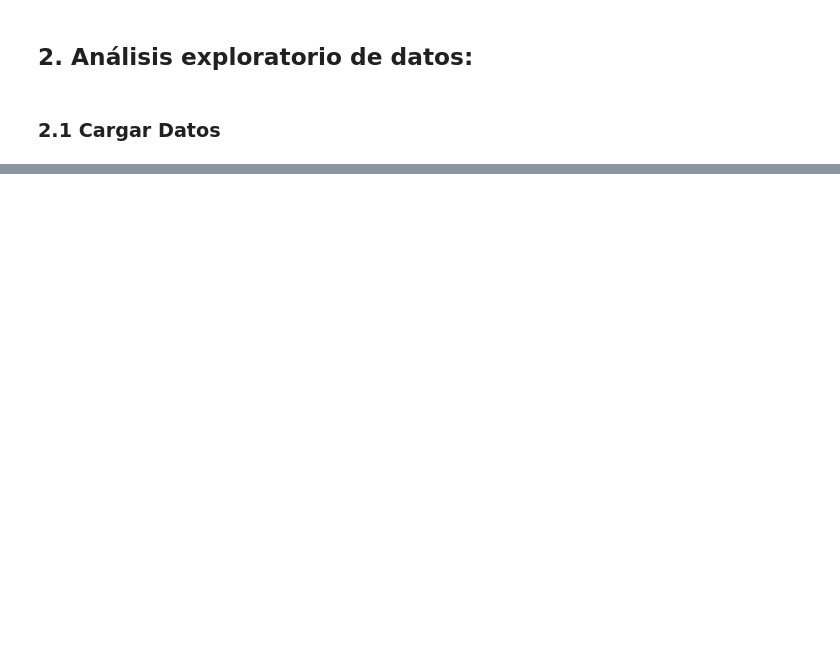
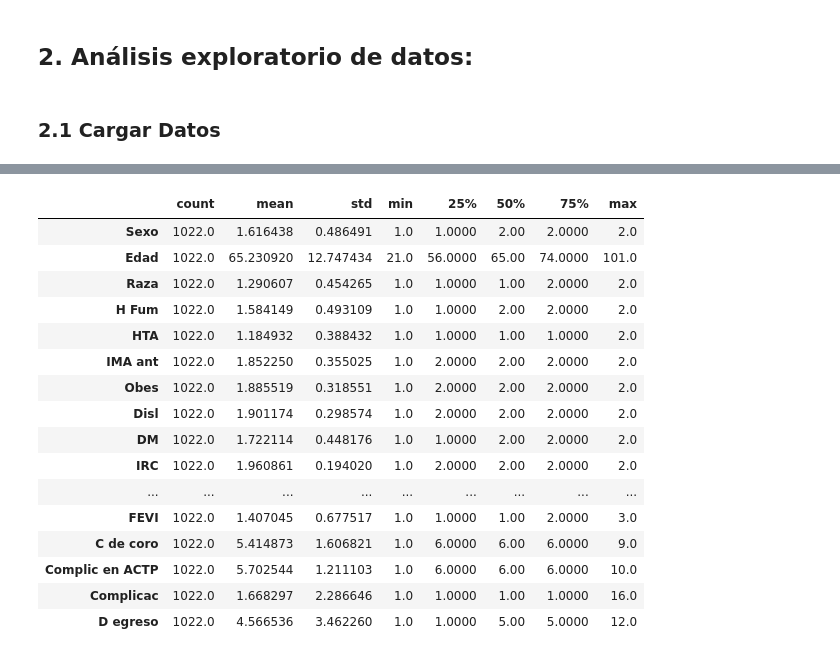
Before and after one commit to rguez4828/CURSO_CDIA, a Jupyter notebook: proyecto_coronario_cdia_final.ipynb, the cells around one changed output, grey strips where cells are left out. Cells and saved outputs as stored; diff of their text form; code cells hidden in the pictures; blank space fills up the shorter version.

```diff
--- a/proyecto_coronario_cdia_final.ipynb
+++ b/proyecto_coronario_cdia_final.ipynb
@@ -229,0 +381,20 @@ pd.set_option('future.no_silent_downcasting', True)
+# %%
+df_coronario_clf_sel.describe().T
+# %% [output]
+|  | count | mean | std | min | 25% | 50% | 75% | max |
+| Sexo | 1022.0 | 1.616438 | 0.486491 | 1.0 | 1.0000 | 2.00 | 2.0000 | 2.0 |
+| Edad | 1022.0 | 65.230920 | 12.747434 | 21.0 | 56.0000 | 65.00 | 74.0000 | 101.0 |
+| Raza | 1022.0 | 1.290607 | 0.454265 | 1.0 | 1.0000 | 1.00 | 2.0000 | 2.0 |
+| H Fum | 1022.0 | 1.584149 | 0.493109 | 1.0 | 1.0000 | 2.00 | 2.0000 | 2.0 |
+| HTA | 1022.0 | 1.184932 | 0.388432 | 1.0 | 1.0000 | 1.00 | 1.0000 | 2.0 |
+| IMA ant | 1022.0 | 1.852250 | 0.355025 | 1.0 | 2.0000 | 2.00 | 2.0000 | 2.0 |
+| Obes | 1022.0 | 1.885519 | 0.318551 | 1.0 | 2.0000 | 2.00 | 2.0000 | 2.0 |
+| Disl | 1022.0 | 1.901174 | 0.298574 | 1.0 | 2.0000 | 2.00 | 2.0000 | 2.0 |
+| DM | 1022.0 | 1.722114 | 0.448176 | 1.0 | 1.0000 | 2.00 | 2.0000 | 2.0 |
+| IRC | 1022.0 | 1.960861 | 0.194020 | 1.0 | 2.0000 | 2.00 | 2.0000 | 2.0 |
+| ... | ... | ... | ... | ... | ... | ... | ... | ... |
+| FEVI | 1022.0 | 1.407045 | 0.677517 | 1.0 | 1.0000 | 1.00 | 2.0000 | 3.0 |
+| C de coro | 1022.0 | 5.414873 | 1.606821 | 1.0 | 6.0000 | 6.00 | 6.0000 | 9.0 |
+| Complic en ACTP | 1022.0 | 5.702544 | 1.211103 | 1.0 | 6.0000 | 6.00 | 6.0000 | 10.0 |
+| Complicac | 1022.0 | 1.668297 | 2.286646 | 1.0 | 1.0000 | 1.00 | 1.0000 | 16.0 |
+| D egreso | 1022.0 | 4.566536 | 3.462260 | 1.0 | 1.0000 | 5.00 | 5.0000 | 12.0 |
```
Also changed, not shown: parts of 23 cells of this notebook.
